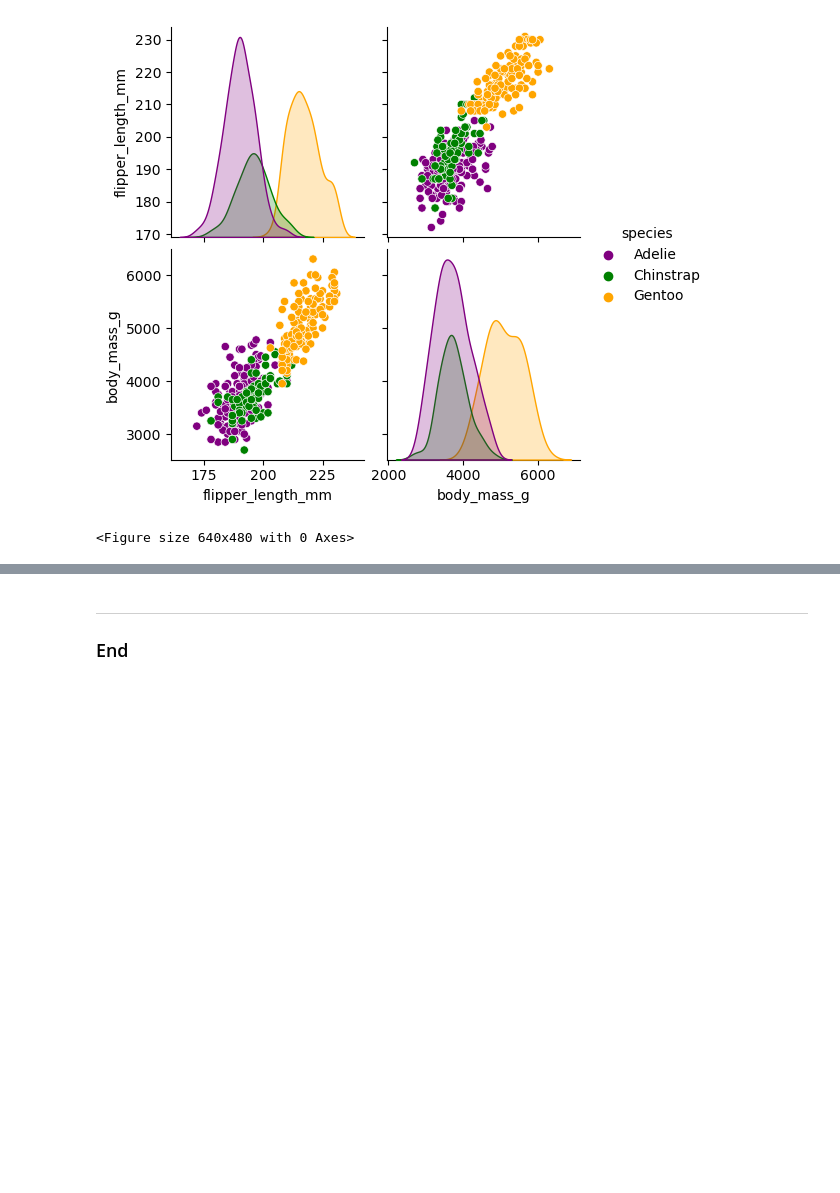
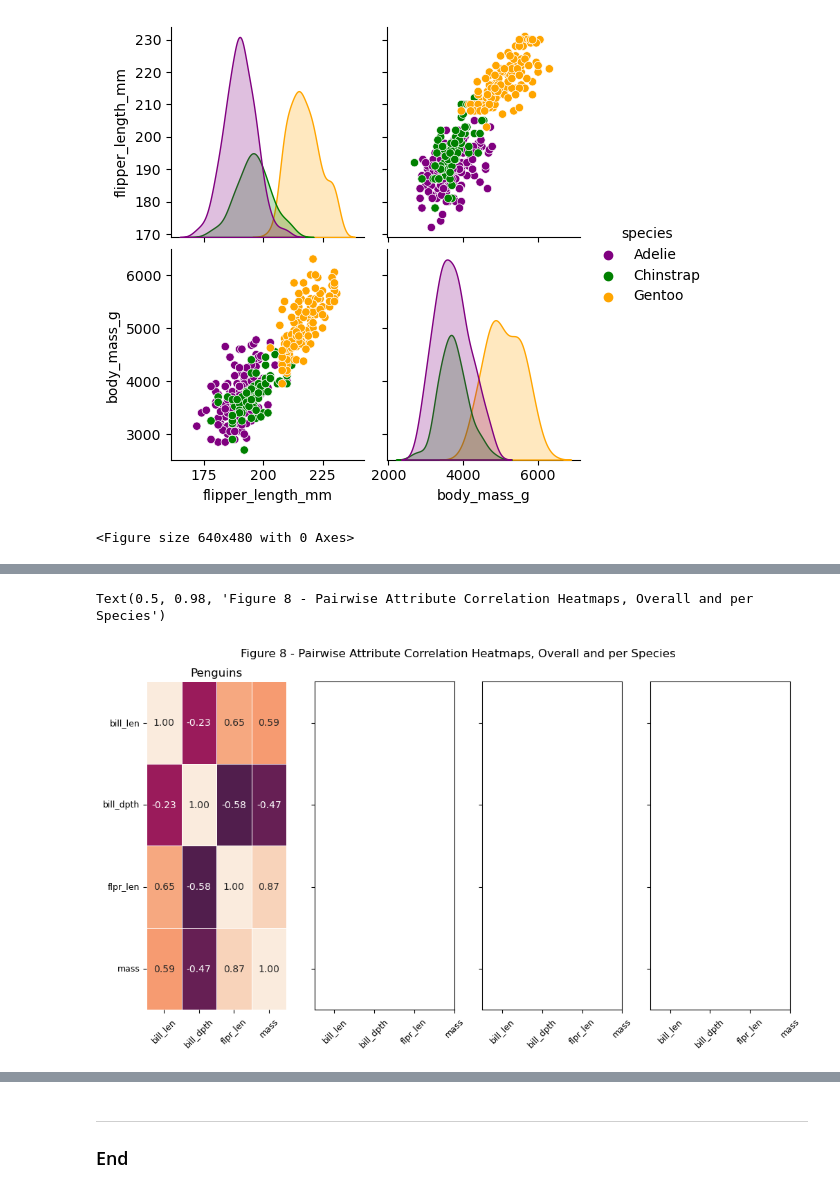
Before and after one commit to Grainne10/myproject, a Jupyter notebook: penguins.ipynb, the cells around one changed output, grey strips where cells are left out. Cells and saved outputs as stored; diff of their text form; code cells hidden in the pictures; blank space fills up the shorter version.

```diff
--- a/penguins.ipynb
+++ b/penguins.ipynb
@@ -374,0 +424,29 @@ plt.savefig("Pairplot Flipper length vs Body mass")
+# %%
+corr_penguins = df.corr(method='pearson', numeric_only=True)
+#corr_adelie = adelie.corr(method='pearson', numeric_only=True)
+#corr_chinstrap = chinstrap.corr(method='pearson', numeric_only=True)
+#corr_gentoo = gentoo.corr(method='pearson', numeric_only=True)
+# Create the plot framework for the invididual heatmaps. The y-axis will be shared.
+fig, axes = plt.subplots(nrows=1, ncols=4, figsize=(12,6), sharey='row')
+# Draw 4 sub-plots for penguins overall, and for each species - set the titles accordingly.
+# Set the same min and max so the colour bar will be common, and disable it on 3 plots.
+# Reference [c2].
+sns.heatmap(corr_penguins, annot=True, fmt=".2f", linewidth=.5, ax=axes[0], vmin=-1, vmax=1, cbar=False)
+axes[0].set_title("Penguins")
+#sns.heatmap(corr_adelie, annot=True, fmt=".2f", linewidth=.5, ax=axes[1], vmin=-1, vmax=1, cbar=False)
+#axes[1].set_title("Adelie")
+#sns.heatmap(corr_chinstrap, annot=True, fmt=".2f", linewidth=.5, ax=axes[2], vmin=-1, vmax=1, cbar=False)
+#axes[2].set_title("Chinstrap")
+#sns.heatmap(corr_gentoo, annot=True, fmt=".2f", linewidth=.5, ax=axes[3], vmin=-1, vmax=1, cbar=True)
+#axes[3].set_title("Gentoo")
+
+for i in range(4):
+    axes[i].set_xticks([0.5,1.5,2.5,3.5], labels=['bill_len', 'bill_dpth', 'flpr_len', 'mass'])
+    axes[i].xaxis.set_tick_params(rotation=45, labelsize=9)
+    axes[i].set_yticks([0.5,1.5,2.5,3.5], labels=['bill_len', 'bill_dpth', 'flpr_len', 'mass'])
+    axes[i].yaxis.set_tick_params(rotation=0, labelsize=9)
+fig.subplots_adjust(top = 0.9)
+fig.suptitle("Figure 8 - Pairwise Attribute Correlation Heatmaps, Overall and per Species", fontsize=12)
+# %% [output]
+Text(0.5, 0.98, 'Figure 8 - Pairwise Attribute Correlation Heatmaps, Overall and per Species')
+[figure, added]
```
Also changed, not shown: parts of 8 cells of this notebook, 3 other files.
